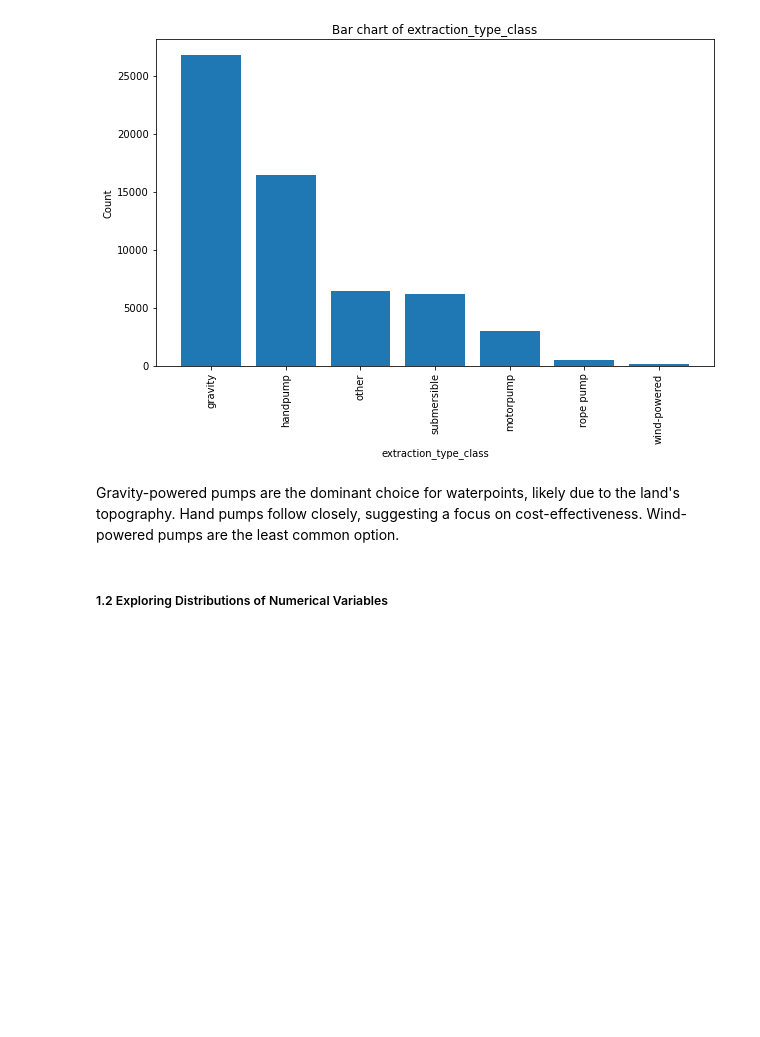
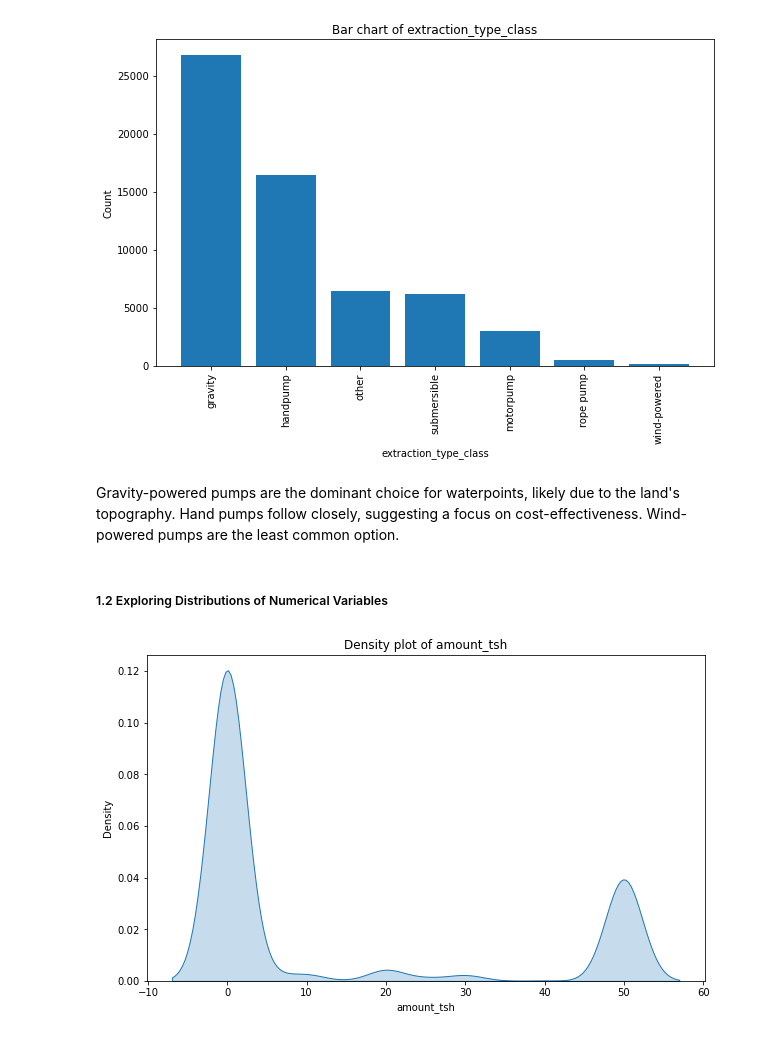
Before and after one commit to Cdasilver29/well-classification-documented, a Jupyter notebook: Technical.ipynb, the cells around one changed output. Drawn from its saved outputs; the diff is of its cells as text; code cells hidden in the pictures; blank space fills up the shorter version.

```diff
--- a/Technical.ipynb
+++ b/Technical.ipynb
@@ -991,3 +991,16 @@ bar_chart('extraction_type_class')
 Gravity-powered pumps are the dominant choice for waterpoints, likely due to the land's topography. Hand pumps follow closely, suggesting a focus on cost-effectiveness. Wind-powered pumps are the least common option.
 # %% [markdown]
 ##### 1.2 Exploring Distributions of Numerical Variables
+# %%
+#function that desplays density plots of the continuous features
+def density_plot(feature):
+    plt.figure(figsize=(10, 6))
+    sns.kdeplot(merged_df[feature], shade=True)
+    plt.title(f"Density plot of {feature}")
+    plt.xlabel(feature)
+    plt.ylabel("Density")
+    plt.show()
+# %%
+density_plot('amount_tsh')
+# %% [output]
+[figure, added]
```
Also changed, not shown: parts of 6 cells of this notebook.
